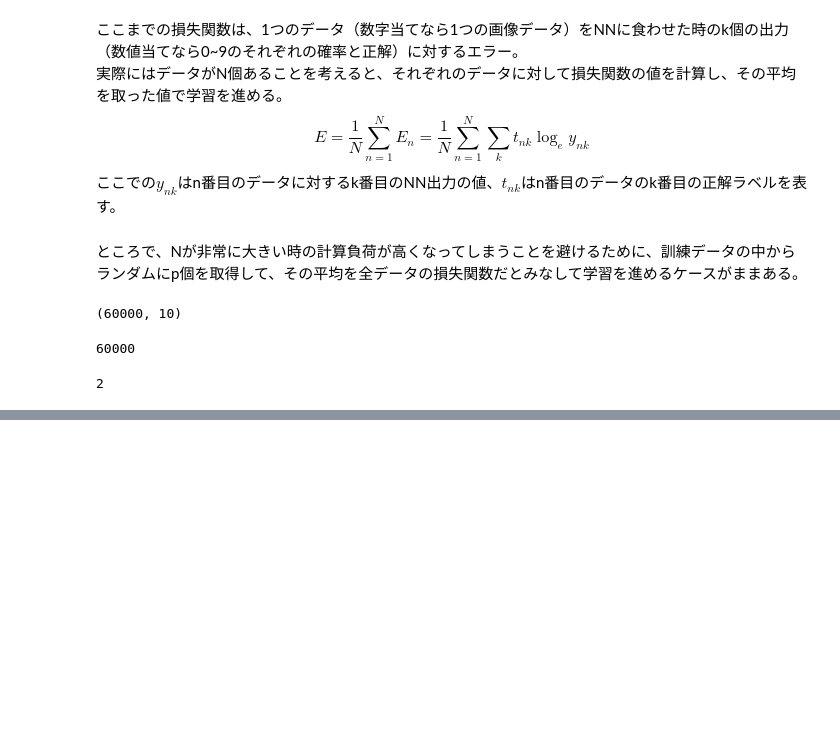
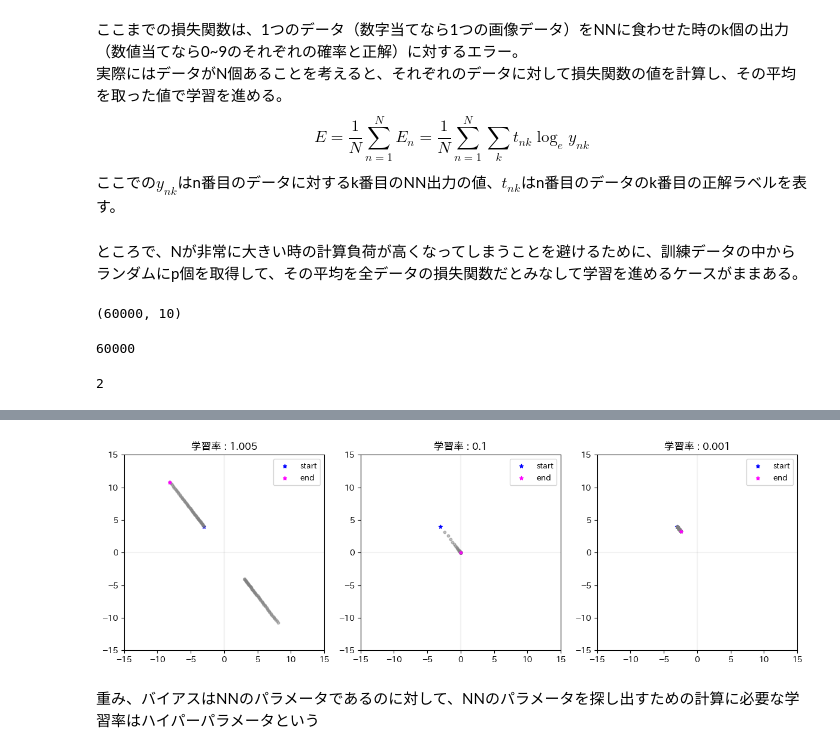
Before and after one commit to yutaro1127/zerotsuku, a Jupyter notebook: zerotsuku.ipynb, the cells around one changed output, grey strips where cells are left out. Saved outputs shown, nothing was run; the diff lists cells and outputs as text; code cells hidden in the pictures; blank space fills up the shorter version.

```diff
--- a/zerotsuku.ipynb
+++ b/zerotsuku.ipynb
@@ -775,0 +976,16 @@ plt.legend()
+# %%
+fig,axes = plt.subplots(ncols=3,figsize=(12,4),tight_layout=True)
+learning_rates = [1.005,.1,.001]
+
+for ax, lr in zip(axes,learning_rates):
+    gradient_desc_with_vis(f=function,init_x=init_x,lr=lr,step_num=100,ax=ax)
+    ax.set_title(f'学習率 : {lr}')
+    ax.legend(loc='best')
+    ax.set_xlim(-15,15)
+    ax.set_ylim(-15,15)
+    ax.axvline(0,c='gray',alpha=0.1)
+    ax.axhline(0,c='gray',alpha=0.1)
+# %% [output]
+[figure, added]
+# %% [markdown]
+重み、バイアスはNNのパラメータであるのに対して、NNのパラメータを探し出すための計算に必要な学習率はハイパーパラメータという
```
Also changed, not shown: parts of 25 cells of this notebook, 9 other files.
